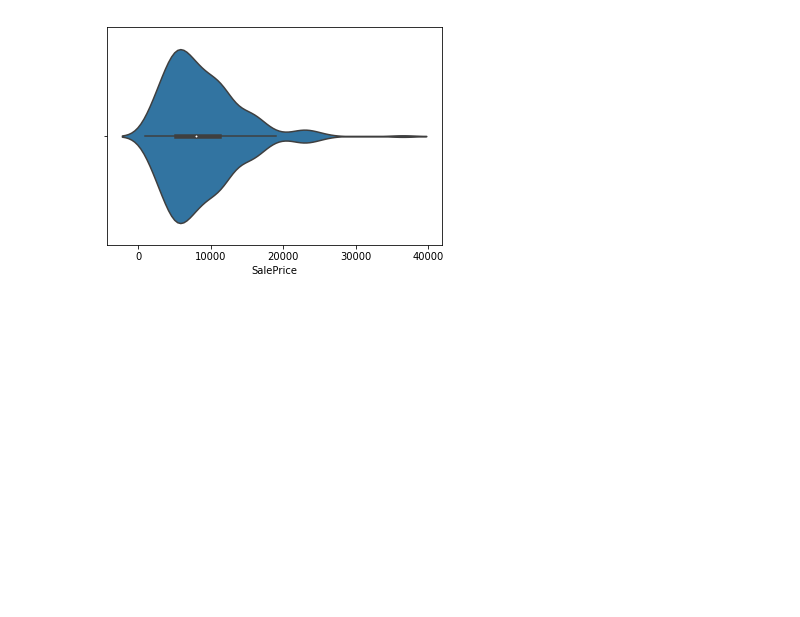
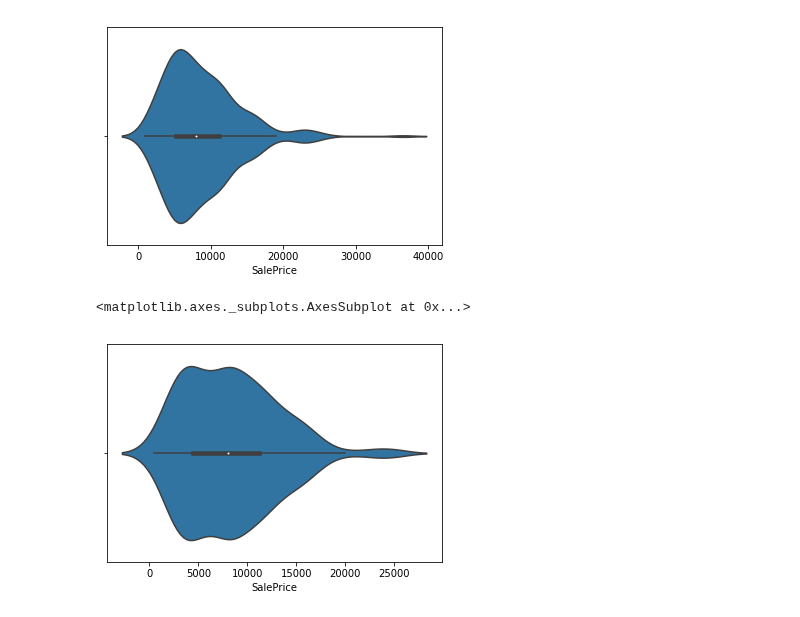
Before and after one commit to nomadskyler/AdidasNikePortfolioProject, a Jupyter notebook: AdidasNikeProject.ipynb, the cells around one changed output. Cells and saved outputs as stored; diff of their text form; code cells hidden in the pictures; blank space fills up the shorter version.

Commit message:
find most frequent SalePrice with rating five

```diff
--- a/AdidasNikeProject.ipynb
+++ b/AdidasNikeProject.ipynb
@@ -347,3 +347,10 @@ sns.violinplot( x = 'SalePrice' , data = indiv_rating )
 # %% [output]
 <matplotlib.axes._subplots.AxesSubplot at 0x...>
 [figure]
+# %%
+indiv_rating = data[ data[ 'Rating' ] == 5.0 ]
+
+sns.violinplot( x = 'SalePrice' , data = indiv_rating )
+# %% [output]
+<matplotlib.axes._subplots.AxesSubplot at 0x...>
+[figure, added]
```
